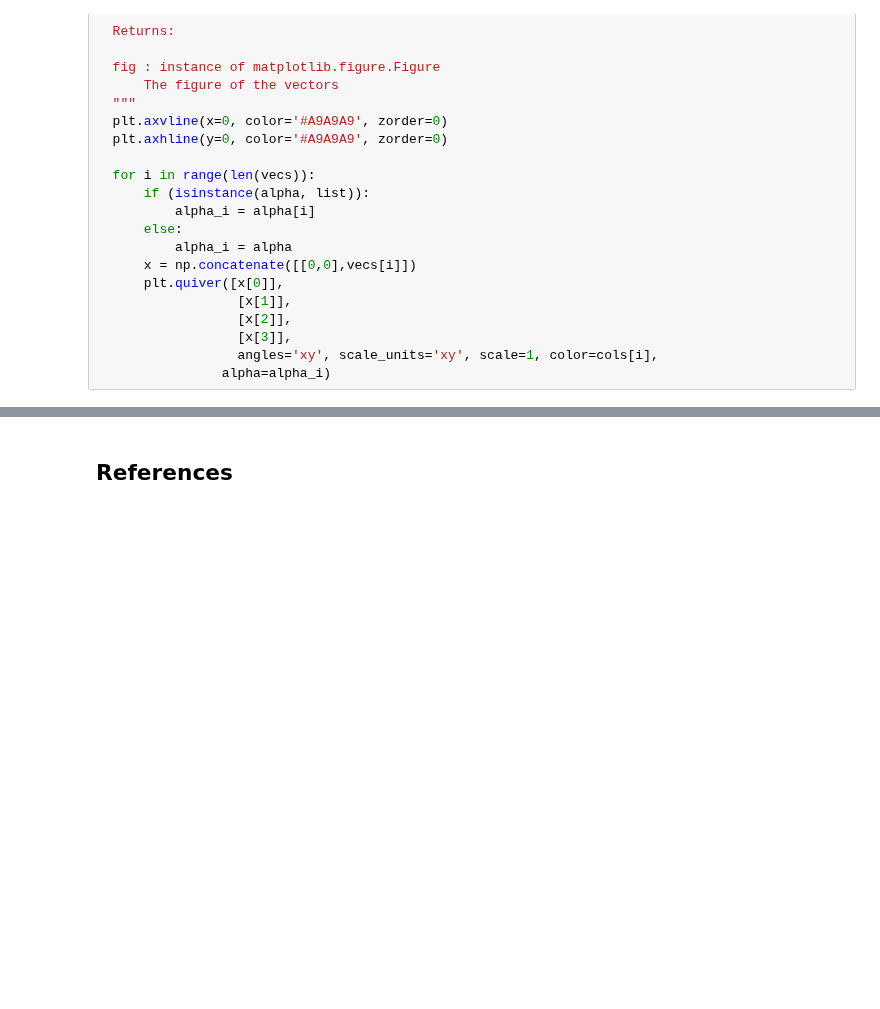
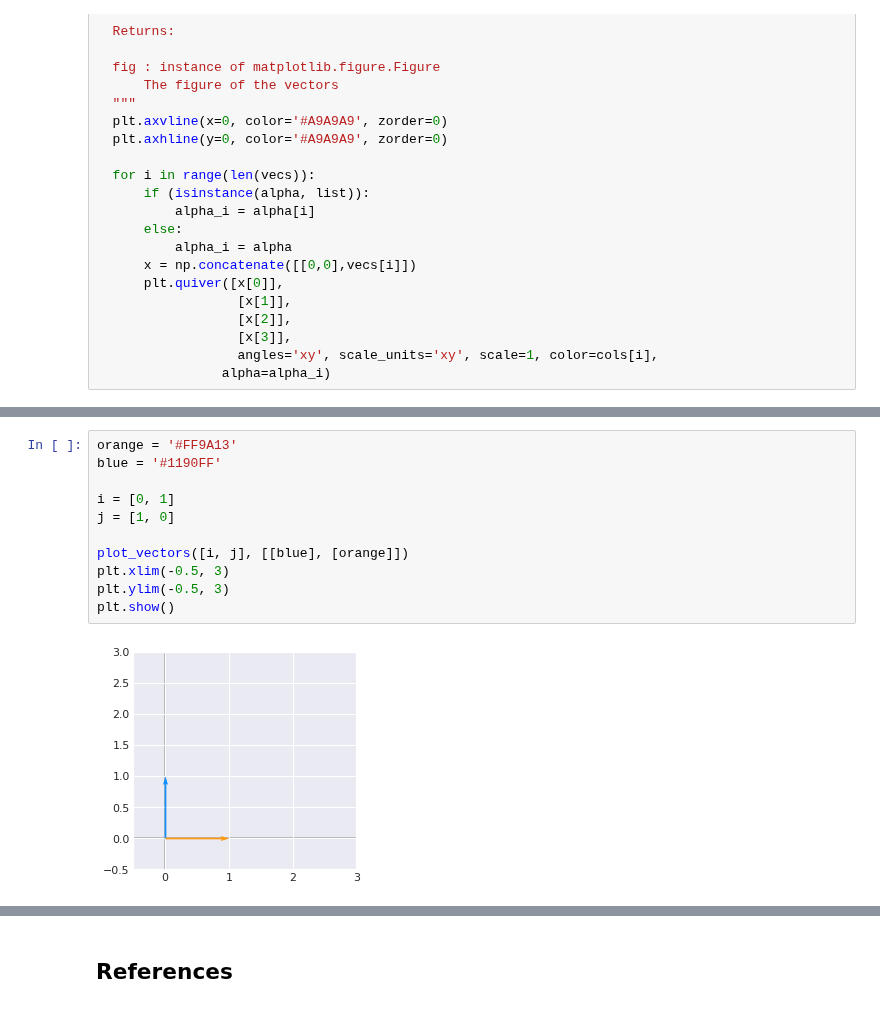
Before and after one commit to rahiakela/mathematics-for-machine-learning, a Jupyter notebook: deep-learning-book-maths/2_11_determinant.ipynb, the cells around one changed output, grey strips where cells are left out. Drawn from its saved outputs; the diff is of its cells as text; blank space fills up the shorter version.

```diff
--- a/deep-learning-book-maths/2_11_determinant.ipynb
+++ b/deep-learning-book-maths/2_11_determinant.ipynb
@@ -241,0 +84,13 @@ assert np.trace(A.dot(B).dot(C)) == np.trace(C.dot(A).dot(B)) == np.trace(B.dot(
+# %%
+orange = '#FF9A13'
+blue = '#1190FF'
+
+i = [0, 1]
+j = [1, 0]
+
+plot_vectors([i, j], [[blue], [orange]])
+plt.xlim(-0.5, 3)
+plt.ylim(-0.5, 3)
+plt.show()
+# %% [output]
+[figure, added]
```
Also changed, not shown: parts of 43 cells of this notebook.
